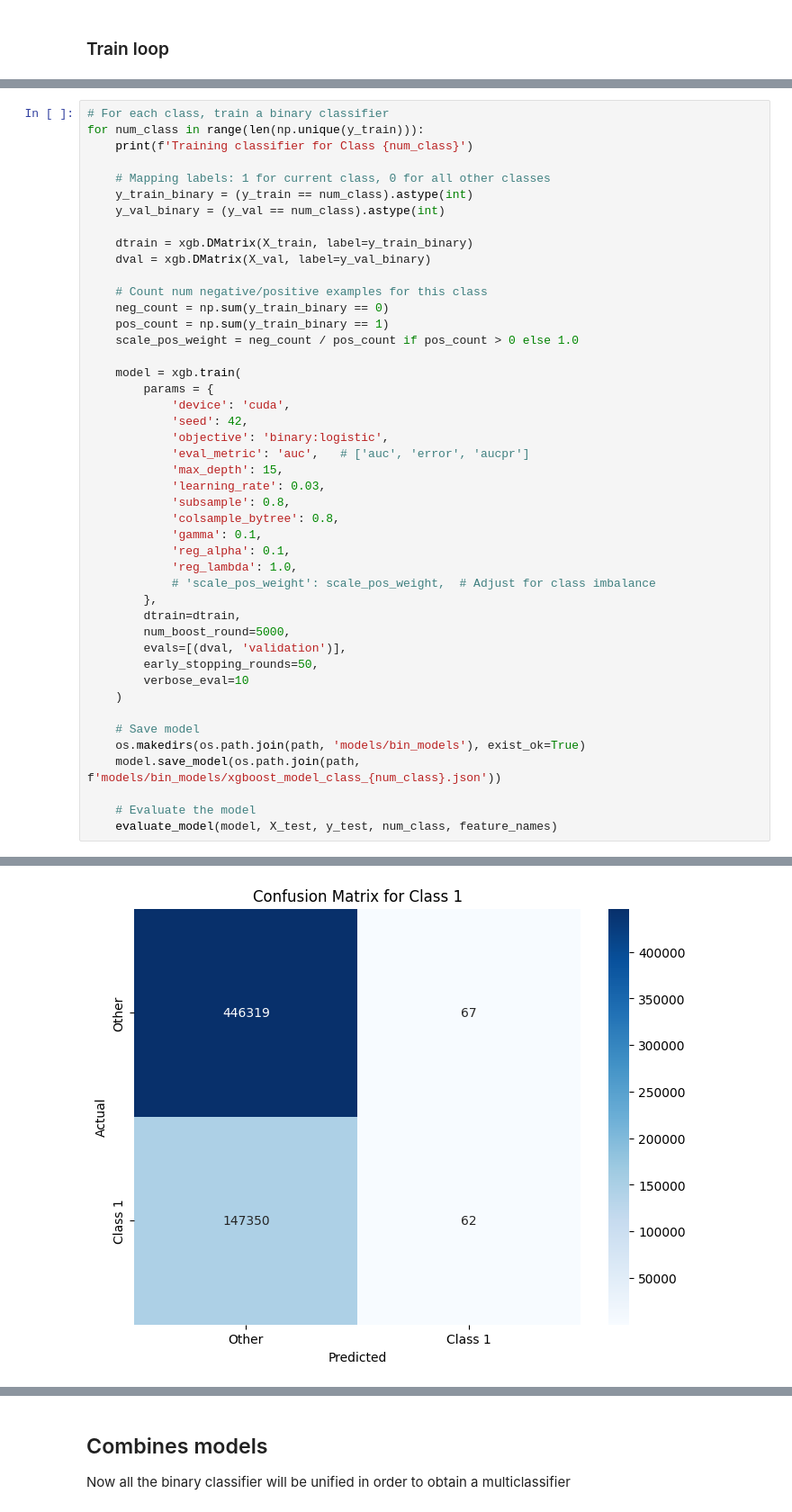
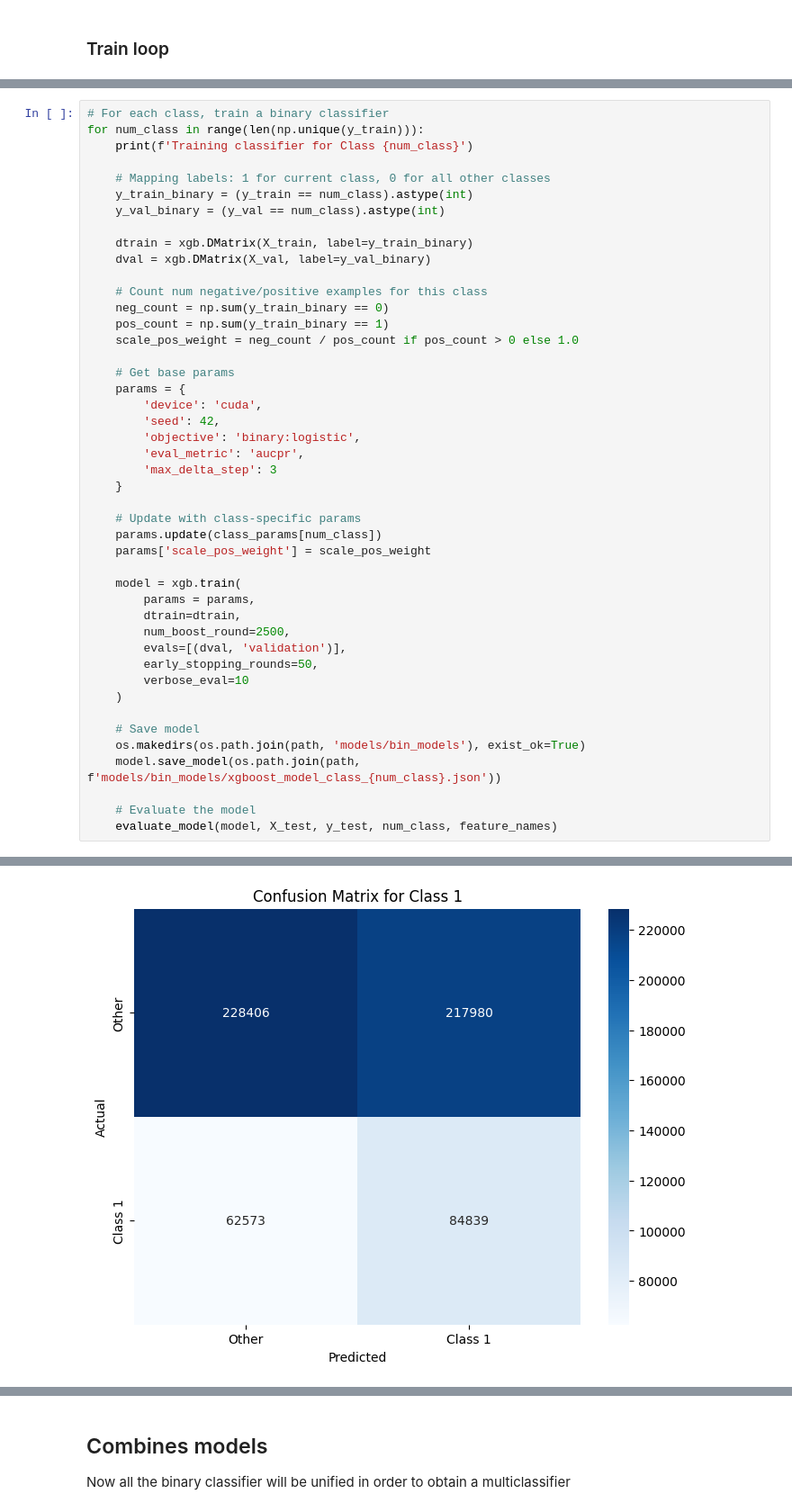
Before and after one commit to dvdbaggio/Contacts-Classification, a Jupyter notebook: contacts_prediction_ova.ipynb, the cells around one changed output, grey strips where cells are left out. Shown at 90% size. Saved outputs shown, nothing was run; the diff lists cells and outputs as text.

```diff
--- a/contacts_prediction_ova.ipynb
+++ b/contacts_prediction_ova.ipynb
@@ -362,23 +448,23 @@ for num_class in range(len(np.unique(y_train))):
     pos_count = np.sum(y_train_binary == 1)
     scale_pos_weight = neg_count / pos_count if pos_count > 0 else 1.0
 
+    # Get base params
+    params = {
+        'device': 'cuda',
+        'seed': 42,
+        'objective': 'binary:logistic',
+        'eval_metric': 'aucpr',
+        'max_delta_step': 3
+    }
+
+    # Update with class-specific params
+    params.update(class_params[num_class])
+    params['scale_pos_weight'] = scale_pos_weight
+
     model = xgb.train(
-        params = {
-            'device': 'cuda',
-            'seed': 42,
-            'objective': 'binary:logistic',
-            'eval_metric': 'auc',   # ['auc', 'error', 'aucpr']
-            'max_depth': 15,
-            'learning_rate': 0.03,
-            'subsample': 0.8,
-            'colsample_bytree': 0.8,
-            'gamma': 0.1,
-            'reg_alpha': 0.1,
-            'reg_lambda': 1.0,
-            # 'scale_pos_weight': scale_pos_weight,  # Adjust for class imbalance
-        },
+        params = params,
         dtrain=dtrain,
-        num_boost_round=5000,
+        num_boost_round=2500,
         evals=[(dval, 'validation')],
         early_stopping_rounds=50,
         verbose_eval=10
@@ -434,2 +520,2 @@ Inference Time (ms)   1188.6189
-[figure, old version]
+[figure, new version]
 ===== Feature Importance for Class 1 =====
```
Also changed, not shown: parts of 12 cells of this notebook, 4 other files.
